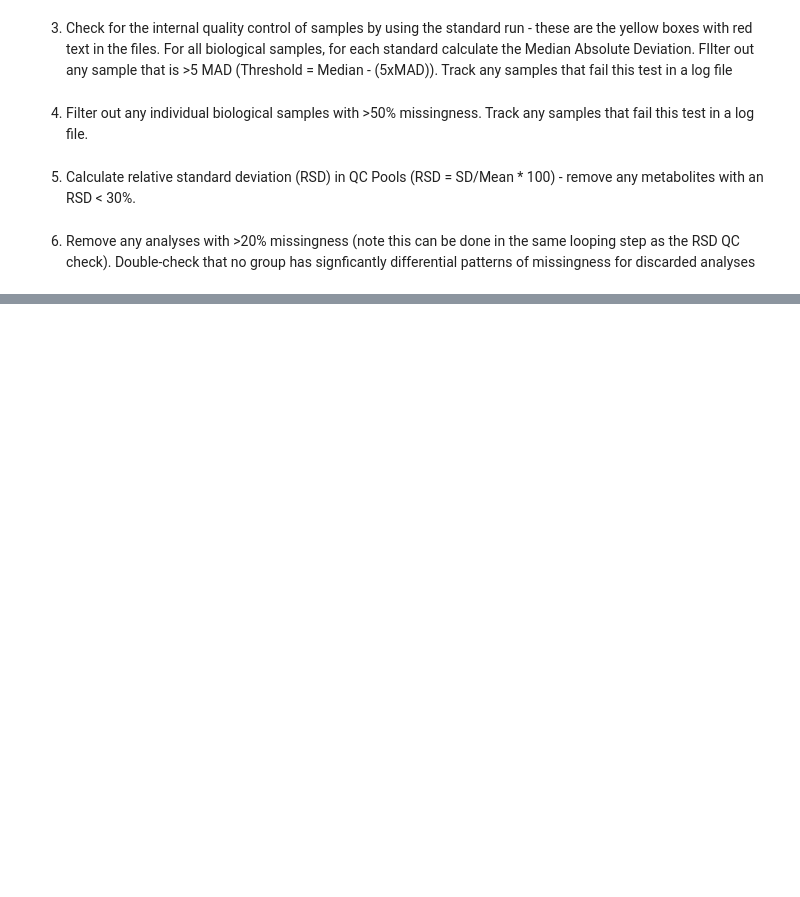
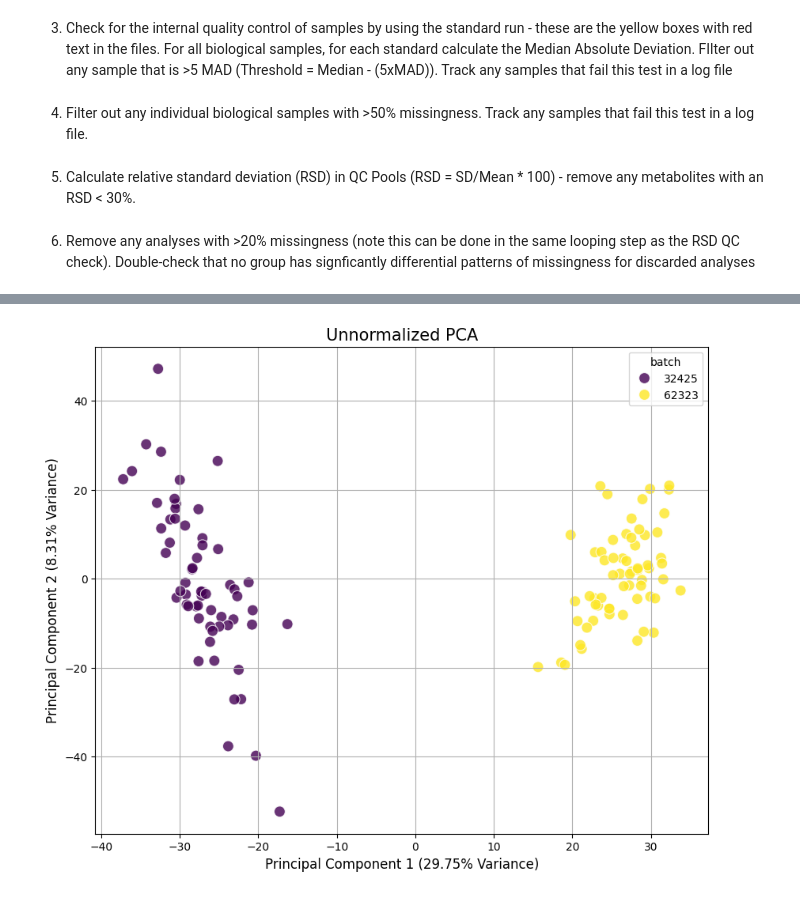
Before and after one commit to spiekos/PiekosLab, a Jupyter notebook: kaylaxu/test.MTBL_datacleaning.ipynb, the cells around one changed output, grey strips where cells are left out. Drawn from its saved outputs; the diff is of its cells as text; code cells hidden in the pictures; blank space fills up the shorter version.

Commit message:
data cleaning 6-9

```diff
--- a/kaylaxu/test.MTBL_datacleaning.ipynb
+++ b/kaylaxu/test.MTBL_datacleaning.ipynb
@@ -138,0 +164,32 @@ for m in failed_RSD:
+# %%
+scaler = StandardScaler()
+scaled_data = scaler.fit_transform(all_data)
+# %%
+# 3. Apply PCA
+# We want to reduce the data to 2 dimensions for plotting
+pca = PCA(n_components=2)
+principal_components = pca.fit_transform(scaled_data)
+# %%
+pca_df = pd.DataFrame(data=principal_components, columns=['PC1', 'PC2'])
+# %%
+pca_df['batch'] = list(batch)
+# %%
+plt.figure(figsize=(10, 8))
+sns.scatterplot(
+    x='PC1',
+    y='PC2',
+    hue='batch',
+    data=pca_df,
+    palette='viridis',
+    s=100,      # Marker size
+    alpha=0.8   # Transparency
+)
+
+# Add titles and labels
+plt.title('Unnormalized PCA', fontsize=15)
+plt.xlabel(f'Principal Component 1 ({pca.explained_variance_ratio_[0]*100:.2f}% Variance)', fontsize=12)
+plt.ylabel(f'Principal Component 2 ({pca.explained_variance_ratio_[1]*100:.2f}% Variance)', fontsize=12)
+plt.grid(True)
+plt.show()
+# %% [output]
+[figure, added]
```
Also changed, not shown: parts of 27 cells of this notebook, 3 other files.
